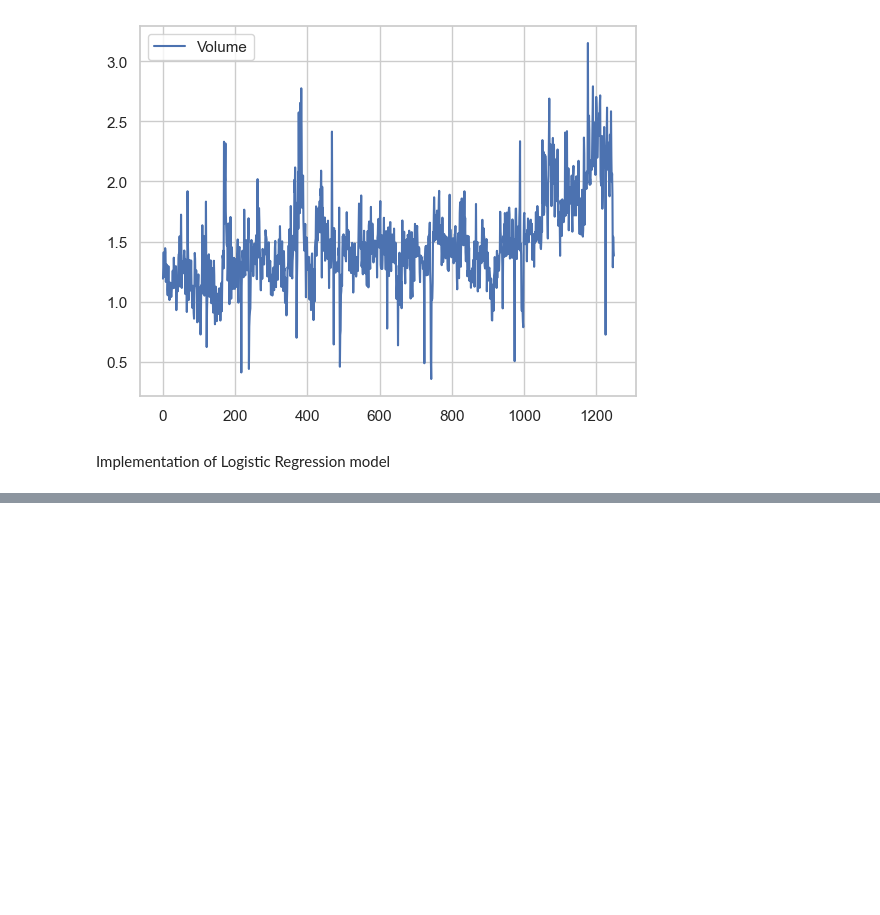
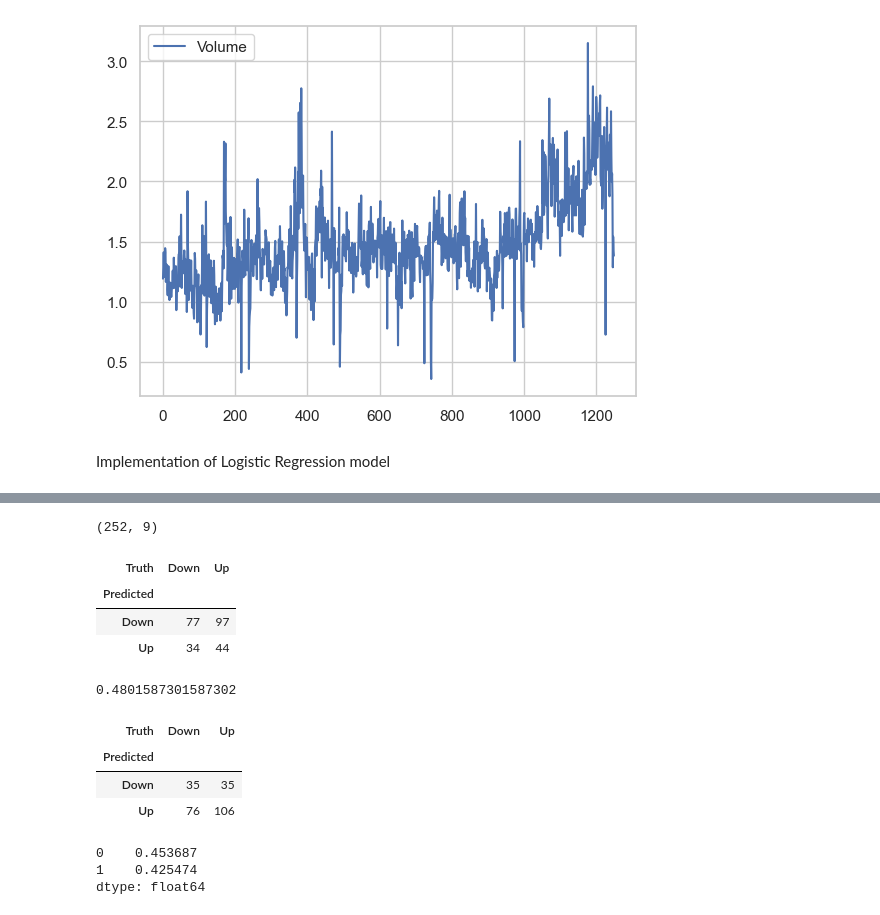
Before and after one commit to ARKA1112/ISLP_self, a Jupyter notebook: 4_classification.ipynb, the cells around one changed output, grey strips where cells are left out. Drawn from its saved outputs; the diff is of its cells as text; code cells hidden in the pictures; blank space fills up the shorter version.

```diff
--- a/4_classification.ipynb
+++ b/4_classification.ipynb
@@ -78,0 +154,48 @@ allvars = sma   r
+# %%
+train = (smarket.Year < 2005)
+Smarket_train = smarket.loc[train]
+Smarket_test = smarket.loc[~train]
+Smarket_test.shape
+# %% [output]
+(252, 9)
+# %%
+X_train , X_test = X.loc[train], X.loc[~train]
+y_train , y_test = y.loc[train], y.loc[~train]
+glm_train = sm.GLM(y_train ,
+X_train ,
+family=sm.families.Binomial ())
+results = glm_train.fit()
+probs = results.predict(exog=X_test)
+# %%
+D = smarket.Direction
+L_train , L_test = D.loc[train], D.loc[~train]
+# %%
+labels = np.array(['Down']*252)
+labels[probs>0.5] = 'Up'
+confusion_table(labels , L_test)
+# %% [output]
+| Truth | Down | Up |
+| Predicted |  |  |
+| Down | 77 | 97 |
+| Up | 34 | 44 |
+# %%
+np.mean(labels==L_test)
+# %% [output]
+0.4801587301587302
+# %%
+model = MS(['Lag1', 'Lag2']).fit(smarket)
+X = model.transform(smarket)
+X_train , X_test = X.loc[train], X.loc[~train]
+glm_train = sm.GLM(y_train ,
+X_train ,
+family=sm.families.Binomial ())
+results = glm_train.fit()
+probs = results.predict(exog=X_test)
+labels = np.array (['Down']*252)
+labels[probs >0.5] = 'Up'
+confusion_table(labels , L_test)
+# %% [output]
+| Truth | Down | Up |
+| Predicted |  |  |
+| Down | 35 | 35 |
+| Up | 76 | 106 |
@@ -78,0 +204,7 @@ allvars = sma   r
+# %%
+nexX = model.transform(newdata)
+results.predict(nexX)
+# %% [output]
+0    0.453687
+1    0.425474
+dtype: float64
```
Also changed, not shown: parts of 10 cells of this notebook.
